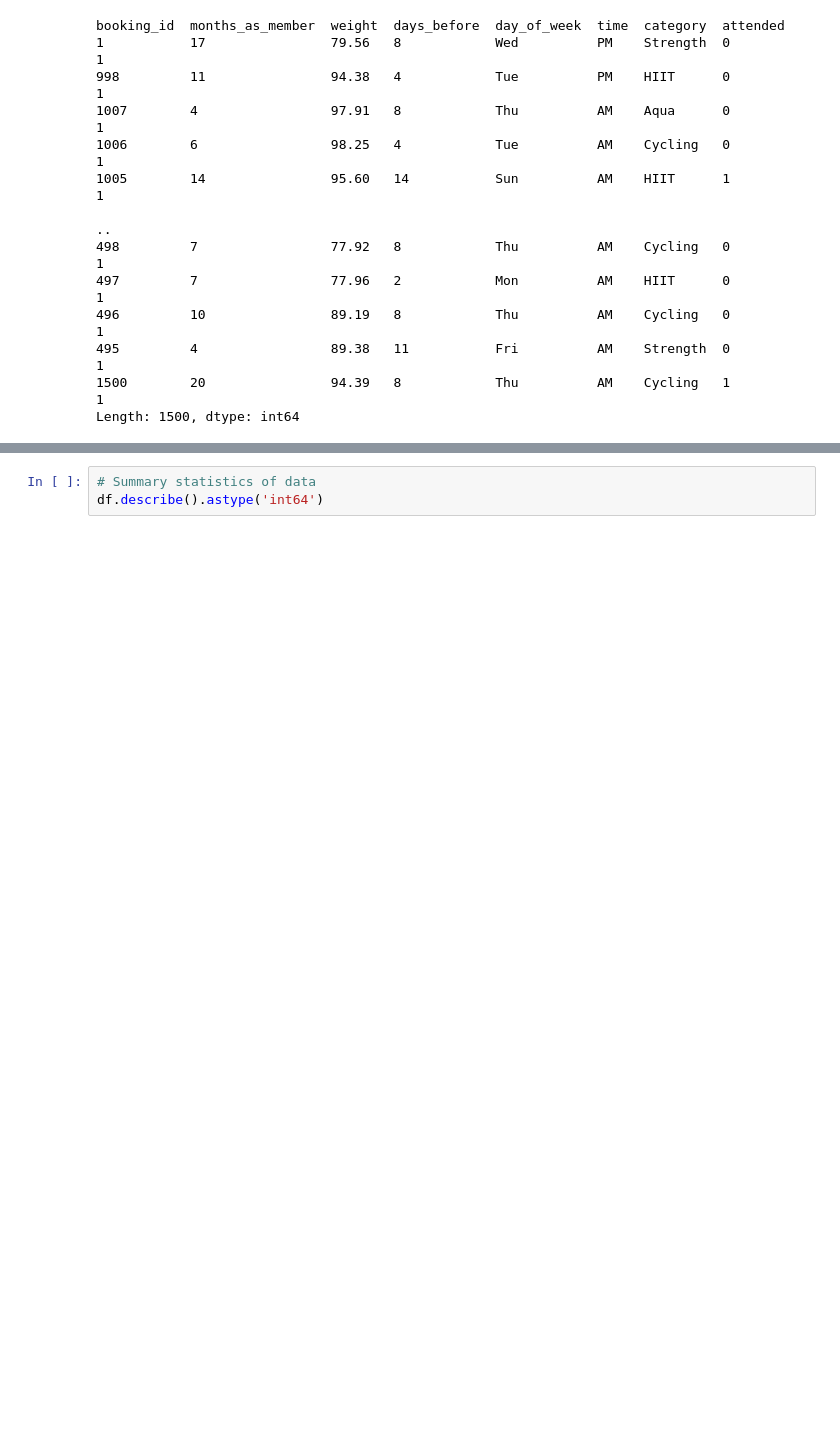
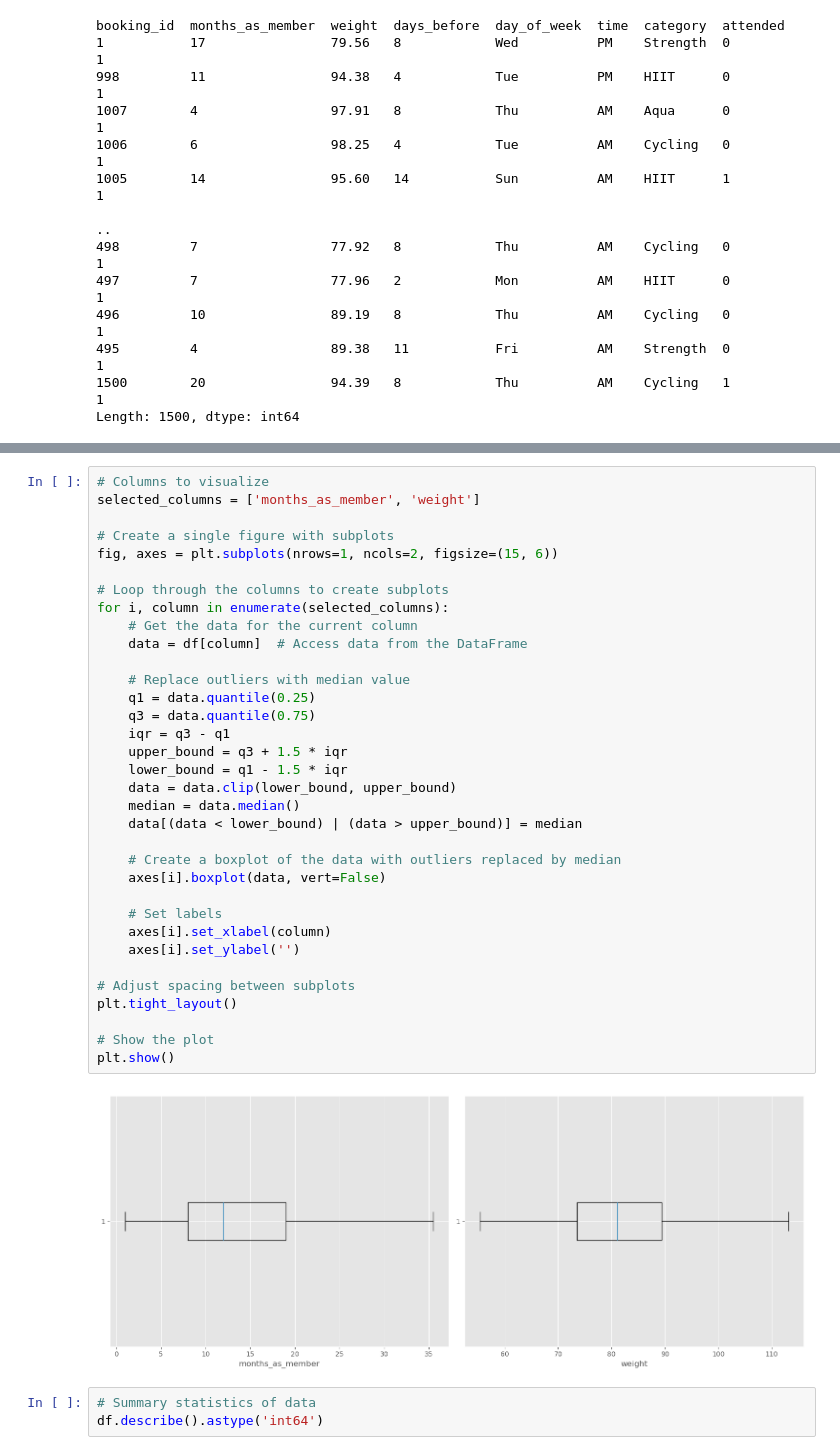
Before and after one commit to LoveRedemption/Fitness-class, a Jupyter notebook: Fitness Class EdA.ipynb, the cells around one changed output, grey strips where cells are left out. Cells and saved outputs as stored; diff of their text form; blank space fills up the shorter version.

```diff
--- a/Fitness Class EdA.ipynb
+++ b/Fitness Class EdA.ipynb
@@ -208,3 +254,39 @@ Length: 1500, dtype: int64
+# %%
+# Columns to visualize
+selected_columns = ['months_as_member', 'weight']
+
+# Create a single figure with subplots
+fig, axes = plt.subplots(nrows=1, ncols=2, figsize=(15, 6))
+
+# Loop through the columns to create subplots
+for i, column in enumerate(selected_columns):
+    # Get the data for the current column
+    data = df[column]  # Access data from the DataFrame
+
+    # Replace outliers with median value
+    q1 = data.quantile(0.25)
+    q3 = data.quantile(0.75)
+    iqr = q3 - q1
+    upper_bound = q3 + 1.5 * iqr
+    lower_bound = q1 - 1.5 * iqr
+    data = data.clip(lower_bound, upper_bound)
+    median = data.median()
+    data[(data < lower_bound) | (data > upper_bound)] = median
+
+    # Create a boxplot of the data with outliers replaced by median
+    axes[i].boxplot(data, vert=False)
+
+    # Set labels
+    axes[i].set_xlabel(column)
+    axes[i].set_ylabel('')
+
+# Adjust spacing between subplots
+plt.tight_layout()
+
+# Show the plot
+plt.show()
+# %% [output]
+[figure, added]
 # %%
 # Summary statistics of data
 df.describe().astype('int64')
```
Also changed, not shown: parts of 39 cells of this notebook.
